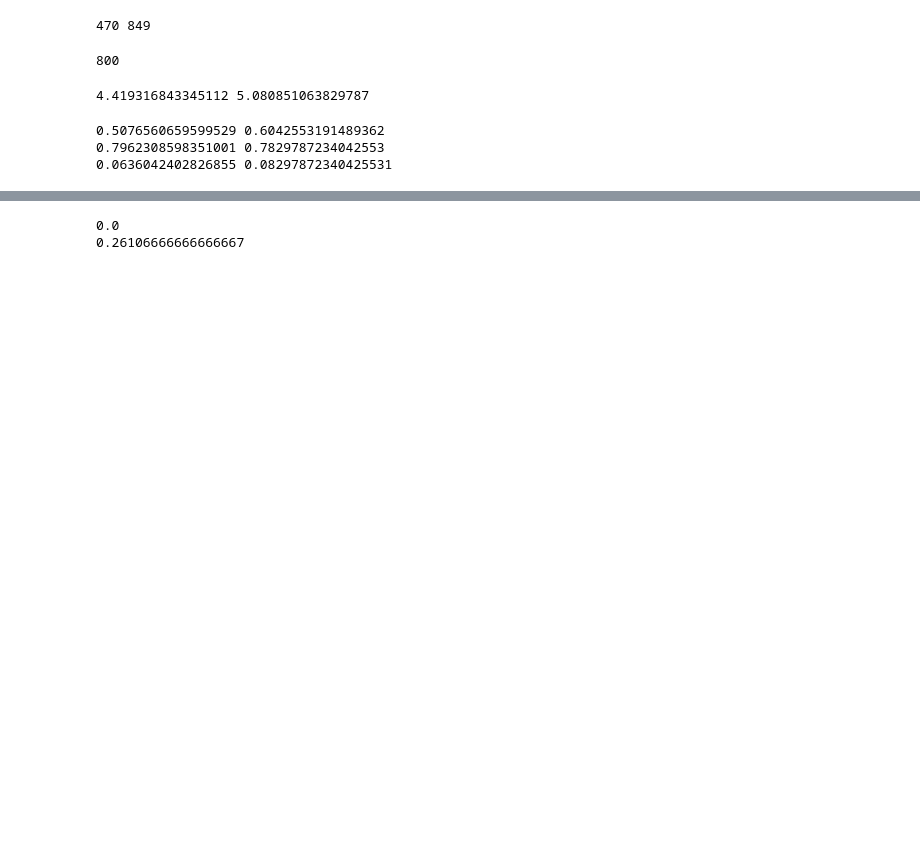
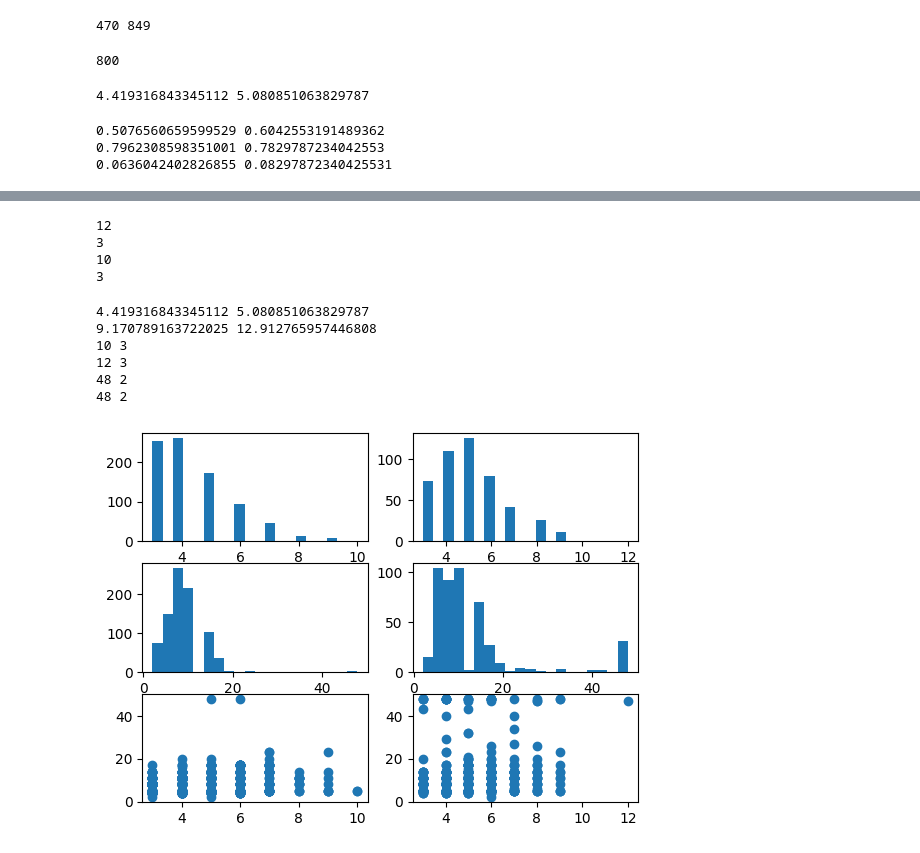
Before and after one commit to Rajeevveera24/11711-s24-num-eval, a Jupyter notebook: MathCoder/outs/analyze.ipynb, the cells around one changed output, grey strips where cells are left out. Saved outputs shown, nothing was run; the diff lists cells and outputs as text; code cells hidden in the pictures; blank space fills up the shorter version.

```diff
--- a/MathCoder/outs/analyze.ipynb
+++ b/MathCoder/outs/analyze.ipynb
@@ -239,13 +250,53 @@ dict_keys(['id', 'ground_truth', 'model_answer', 'completion', 'debug_result'])
-# %%
-gsm8k_train = MathDataset(load_jsonl('/home/raj/nlp/MathCoder/data/GSM8K_train_post.jsonl'))
-
-num_decimal_gsm8k_train = count_decimal_ground_truth(gsm8k_train)
-print(num_decimal_gsm8k_train/len(gsm8k_train))
-
-math_1_train = MathDataset(load_jsonl('/home/raj/nlp/MathCoder/data/MATH_train_post.jsonl'))
-
-num_decimal_math_1_train = count_decimal_ground_truth(math_1_train)
-print(num_decimal_math_1_train/len(math_1_train))
-# %% [output]
-0.0
-0.26106666666666667
+# %%
+print(max([len(d['ground_truth']['solution'].split('\n')) for d in dataset_llama_7b_wrong]))
+print(min([len(d['ground_truth']['solution'].split('\n')) for d in dataset_llama_7b_wrong]))
+
+print(max([len(d['ground_truth']['solution'].split('\n')) for d in dataset_llama_7b_correct]))
+print(min([len(d['ground_truth']['solution'].split('\n')) for d in dataset_llama_7b_correct]))
+# %% [output]
+12
+3
+10
+3
+# %%
+gt_lens_correct = [len(d['ground_truth']['solution'].split('\n')) for d in dataset_llama_7b_correct]
+answer_lens_correct = [len(d['debug_result'])-2 for d in dataset_llama_7b_correct]
+
+gt_lens_wrong = [len(d['ground_truth']['solution'].split('\n')) for d in dataset_llama_7b_wrong]
+answer_lens_wrong = [len(d['debug_result'])-2 for d in dataset_llama_7b_wrong]
+
+print(sum(gt_lens_correct)/len(gt_lens_correct), sum(gt_lens_wrong)/len(gt_lens_wrong))
+print(sum(answer_lens_correct)/len(answer_lens_correct), sum(answer_lens_wrong)/len(answer_lens_wrong))
+
+print(max(gt_lens_correct), min(gt_lens_correct))
+print(max(gt_lens_wrong), min(gt_lens_wrong))
+print(max(answer_lens_correct), min(answer_lens_correct))
+print(max(answer_lens_wrong), min(answer_lens_wrong))
+# %% [output]
+4.419316843345112 5.080851063829787
+9.170789163722025 12.912765957446808
+10 3
+12 3
+48 2
+48 2
+# %%
+import matplotlib.pyplot as plt
+
+plt.subplot(3, 2, 1)
+#Put histohram in first subplot
+plt.hist(gt_lens_correct, bins=20)
+plt.subplot(3, 2, 2)
+plt.hist(gt_lens_wrong, bins=20)
+
+plt.subplot(3, 2, 3)
+plt.hist(answer_lens_correct, bins=20)
+plt.subplot(3, 2, 4)
+plt.hist(answer_lens_wrong, bins=20)
+# Put scatter plot in third row of subplots
+plt.subplot(3, 2, 5)
+plt.scatter(gt_lens_correct, answer_lens_correct)
+plt.subplot(3, 2, 6)
+plt.scatter(gt_lens_wrong, answer_lens_wrong)
+plt.show()
+# %% [output]
+[figure, added]
```
Also changed, not shown: parts of 3 cells of this notebook.
